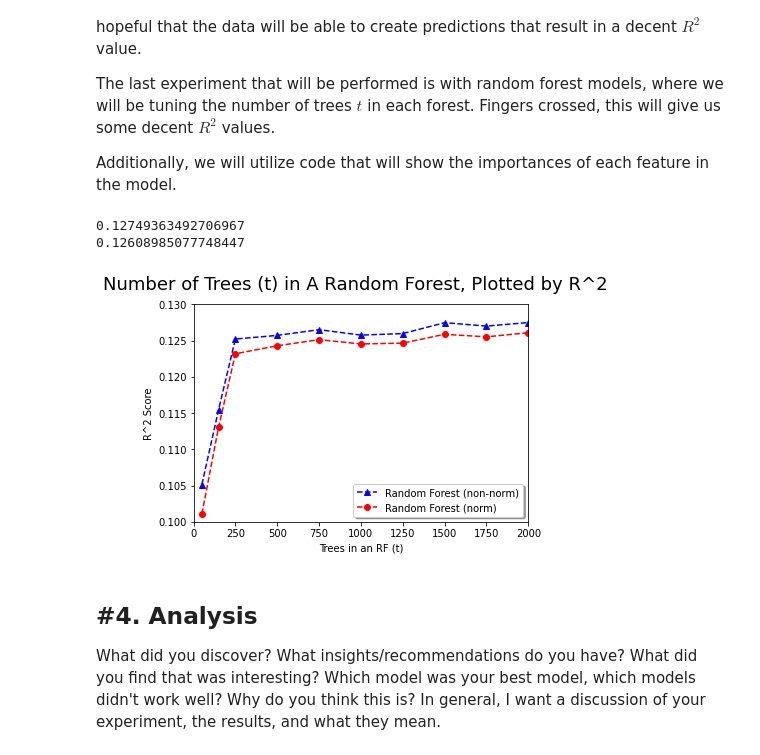
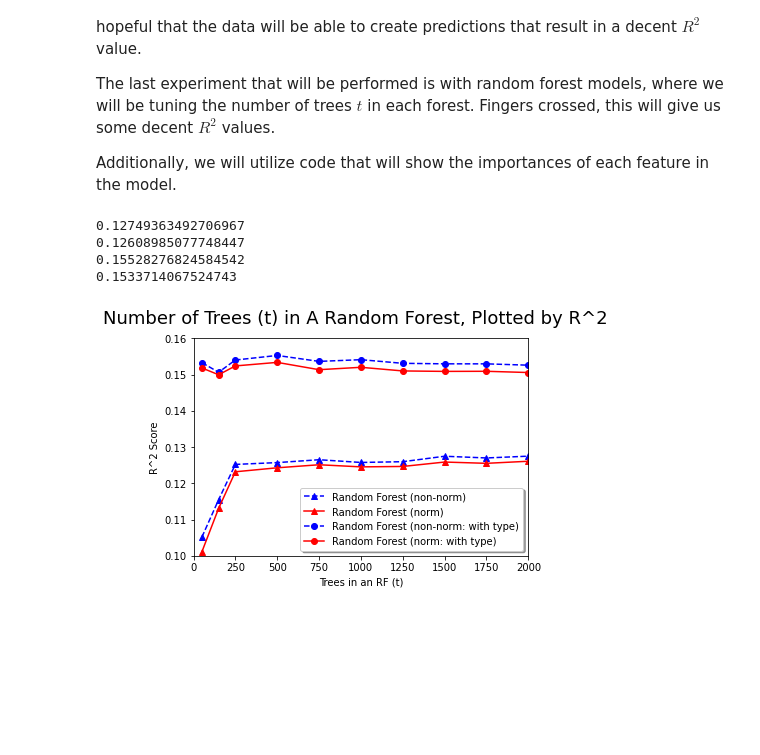
Before and after one commit to j23-cs167/project-2-S-Soluel, a Jupyter notebook: Project2_SamSolheim.ipynb, the cells around one changed output. Saved outputs shown, nothing was run; the diff lists cells and outputs as text; code cells hidden in the pictures; blank space fills up the shorter version.

Commit message:
Finished project: data was a bit of a flop

```diff
--- a/Project2_SamSolheim.ipynb
+++ b/Project2_SamSolheim.ipynb
@@ -630,30 +636,39 @@ print(rf_nn)
 rf_n = tuned_rf_regression(traind_wo_norm, train_sln_wo, testd_wo_norm, test_sln_wo, t_vals)
 print(rf_n)
 
+rf_n_w = tuned_rf_regression(traind_w_norm, train_sln_w, testd_w_norm, test_sln_w, t_vals)
+print(rf_n_w)
+
+rf_nn_w = tuned_rf_regression(train_data_w, train_sln_w, test_data_w, test_sln_w, t_vals)
+print(rf_nn_w)
+
 print(max(rf_nn))
 print(max(rf_n))
+print(max(rf_nn_w))
+print(max(rf_n_w))
 # %% [output]
 0.12749363492706967
 0.12608985077748447
+0.15528276824584542
+0.1533714067524743
 # %%
 # Plotting based on normalized and non-normalized data
 # Yet again, not getting the greatest values for R^2
 # Best here is 0.12749363492706967 from the non-normalized data
 # this rather quickly cements my theory that the data chosen for this was not of the
 # best quality
 
 plt.suptitle("Number of Trees (t) in A Random Forest, Plotted by R^2", fontsize=18)
 plt.xlabel('Trees in an RF (t)')
 plt.ylabel('R^2 Score')
 plt.plot(t_vals, rf_nn, 'b^--', label='Random Forest (non-norm)')
-plt.plot(t_vals, rf_n, 'ro--', label='Random Forest (norm)')
+plt.plot(t_vals, rf_n, 'r^-', label='Random Forest (norm)')
+plt.plot(t_vals, rf_nn_w, 'bo--', label='Random Forest (non-norm: with type)')
+plt.plot(t_vals, rf_n_w, 'ro-', label='Random Forest (norm: with type)')
+
 
 plt.legend(loc='best', shadow=True)
-plt.axis([0, 2000, 0.1, .13])
+plt.axis([0, 2000, 0.1, .16])
 plt.show()
 # %% [output]
-[figure, old version]
+[figure, new version]
-# %% [markdown]
-#4. Analysis
----
-What did you discover? What insights/recommendations do you have? What did you find that was interesting? Which model was your best model, which models didn't work well? Why do you think this is? In general, I want a discussion of your experiment, the results, and what they mean.
```
Also changed, not shown: parts of 4 cells of this notebook.
